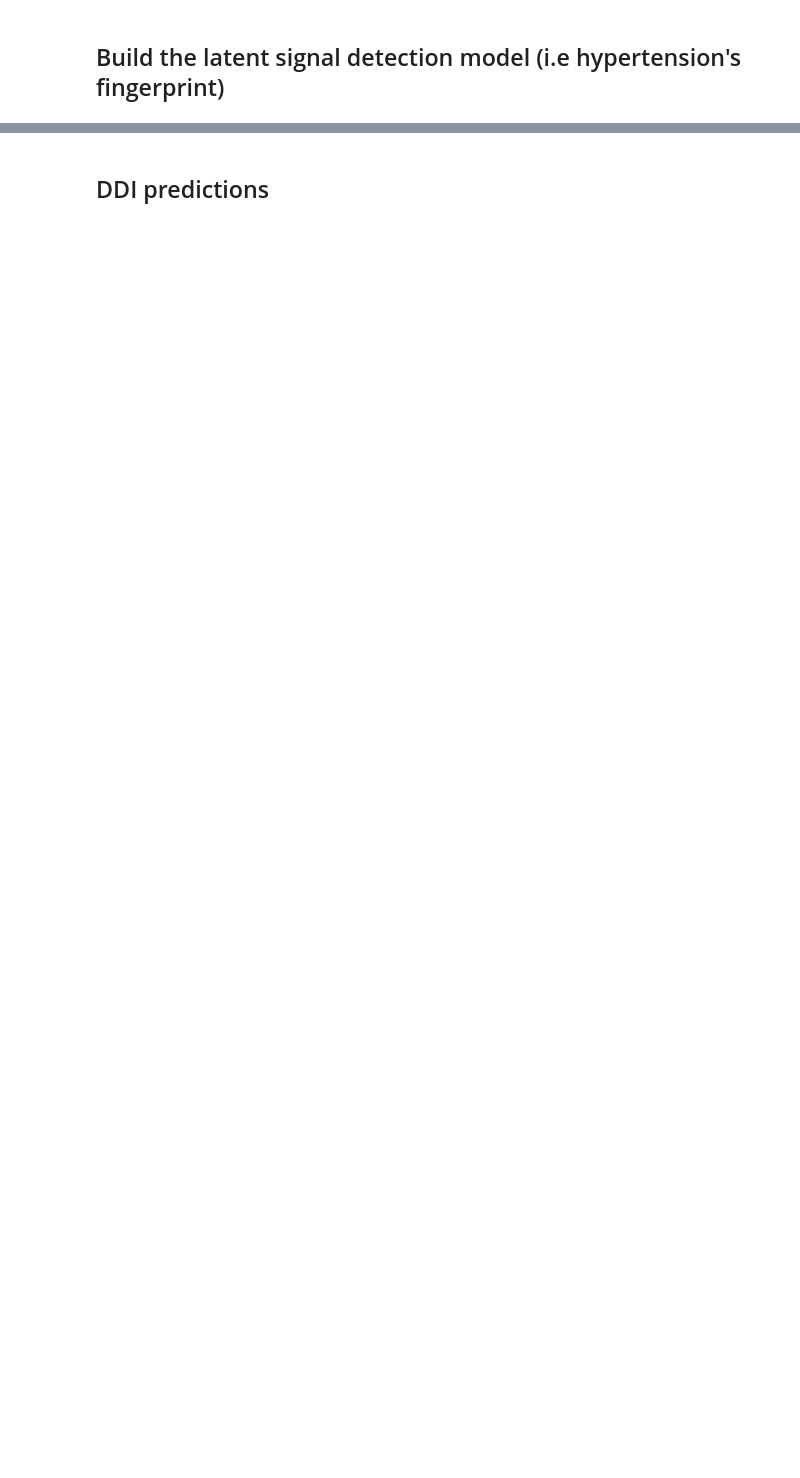
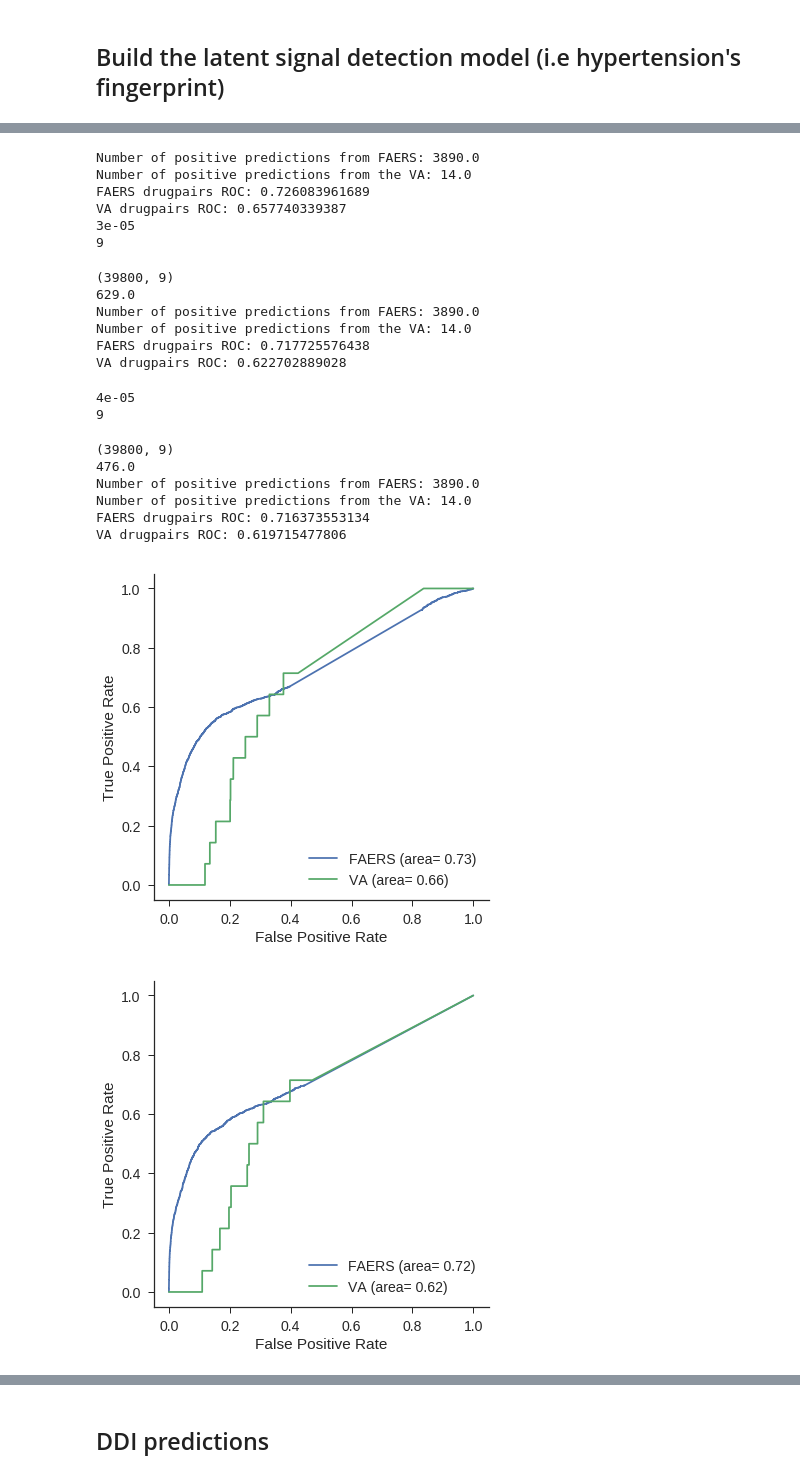
Before and after one commit to tatonetti-lab/deeplink, a Jupyter notebook: notebooks/Pipeline_Hypertension_v3.ipynb, the cells around one changed output, grey strips where cells are left out. Cells and saved outputs as stored; diff of their text form; code cells hidden in the pictures; blank space fills up the shorter version.

```diff
--- a/notebooks/Pipeline_Hypertension_v3.ipynb
+++ b/notebooks/Pipeline_Hypertension_v3.ipynb
@@ -896,7 +928,7 @@ VA drugpairs ROC: 0.673041845301
 # We use a Logistic Regression Binary classifier: each drug or drug pair is represented by a combination of AEs and their weight (beta coefficient)
 # If a drug is above a certain threshold, we classify it as causing hypertension
 
-alphas_selected = [0.0001, 0.0002, 0.0003]
+alphas_selected = [0.00002, 0.00003, 0.00004]
 threshold = 4
 
 for alpha in alphas_selected:
@@ -931,0 +965,22 @@ KeyboardInterrupt:
+Number of positive predictions from FAERS: 3890.0
+Number of positive predictions from the VA: 14.0
+FAERS drugpairs ROC: 0.726083961689
+VA drugpairs ROC: 0.657740339387
+3e-05
+9
+(39800, 9)
+629.0
+Number of positive predictions from FAERS: 3890.0
+Number of positive predictions from the VA: 14.0
+FAERS drugpairs ROC: 0.717725576438
+VA drugpairs ROC: 0.622702889028
+4e-05
+9
+(39800, 9)
+476.0
+Number of positive predictions from FAERS: 3890.0
+Number of positive predictions from the VA: 14.0
+FAERS drugpairs ROC: 0.716373553134
+VA drugpairs ROC: 0.619715477806
+[figure, added]
+[figure, added]
```
Also changed, not shown: parts of 22 cells of this notebook.
